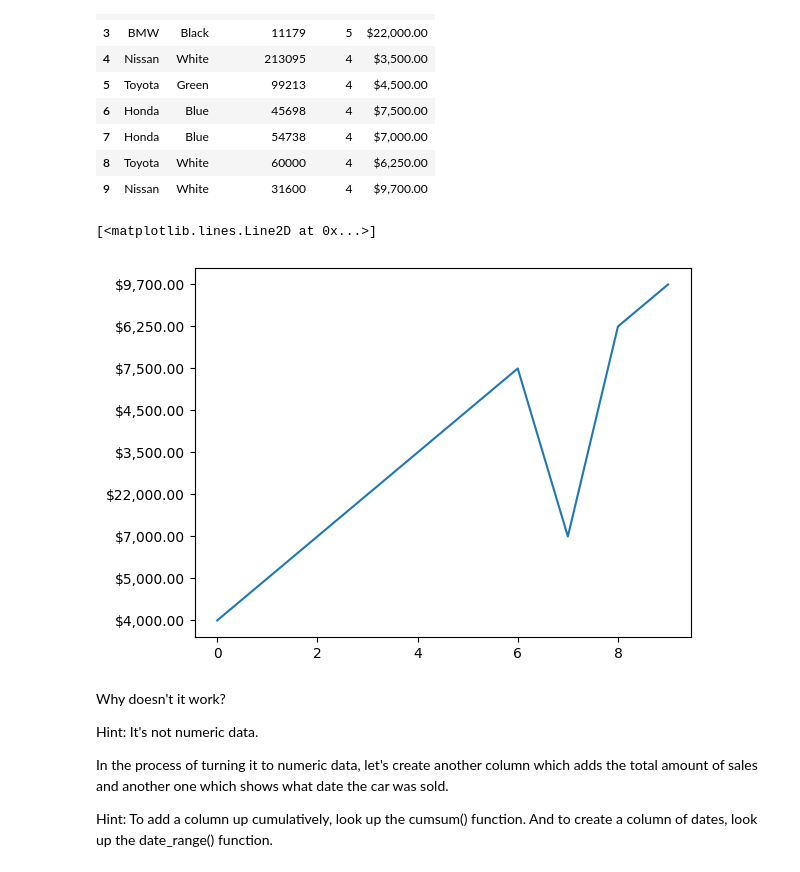
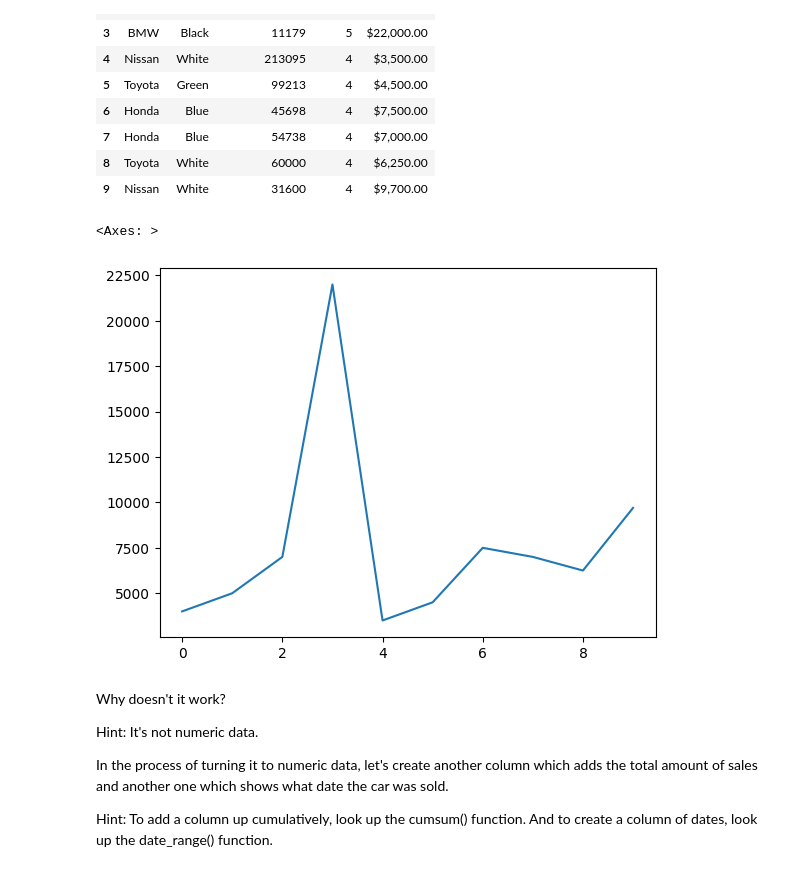
Before and after one commit to Romisaa21/ITI-Project-Summer-Training, a Jupyter notebook: matplotlib_exercises_.ipynb, the cells around one changed output. Saved outputs shown, nothing was run; the diff lists cells and outputs as text; code cells hidden in the pictures.

```diff
--- a/matplotlib_exercises_.ipynb
+++ b/matplotlib_exercises_.ipynb
@@ -197,10 +197,10 @@ car_sales
 | 9 | Nissan | White | 31600 | 4 | $9,700.00 |
 # %%
 # Try to plot the 'Price' column using the plot() function
-plt.plot(car_sales["Price"])
+car_sales["Price"].plot()
 # %% [output]
-[<matplotlib.lines.Line2D at 0x...>]
+<Axes: >
-[figure, old version]
+[figure, new version]
 # %% [markdown]
 Why doesn't it work?
 
```
Also changed, not shown: parts of 5 cells of this notebook.
